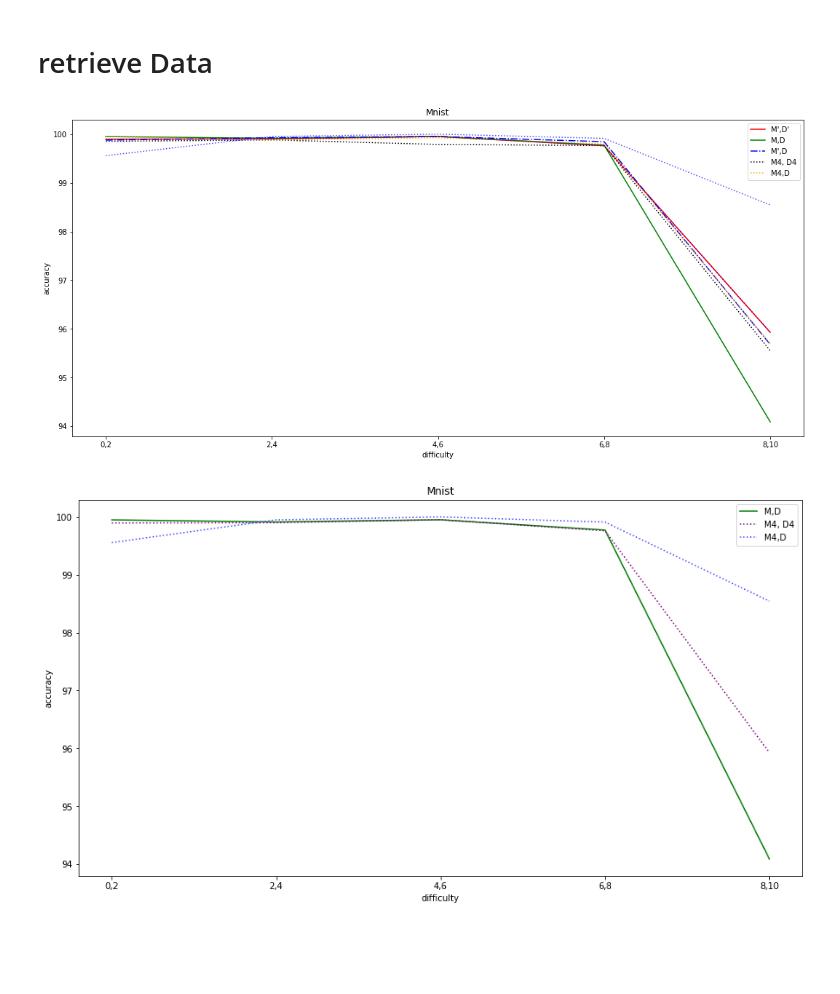
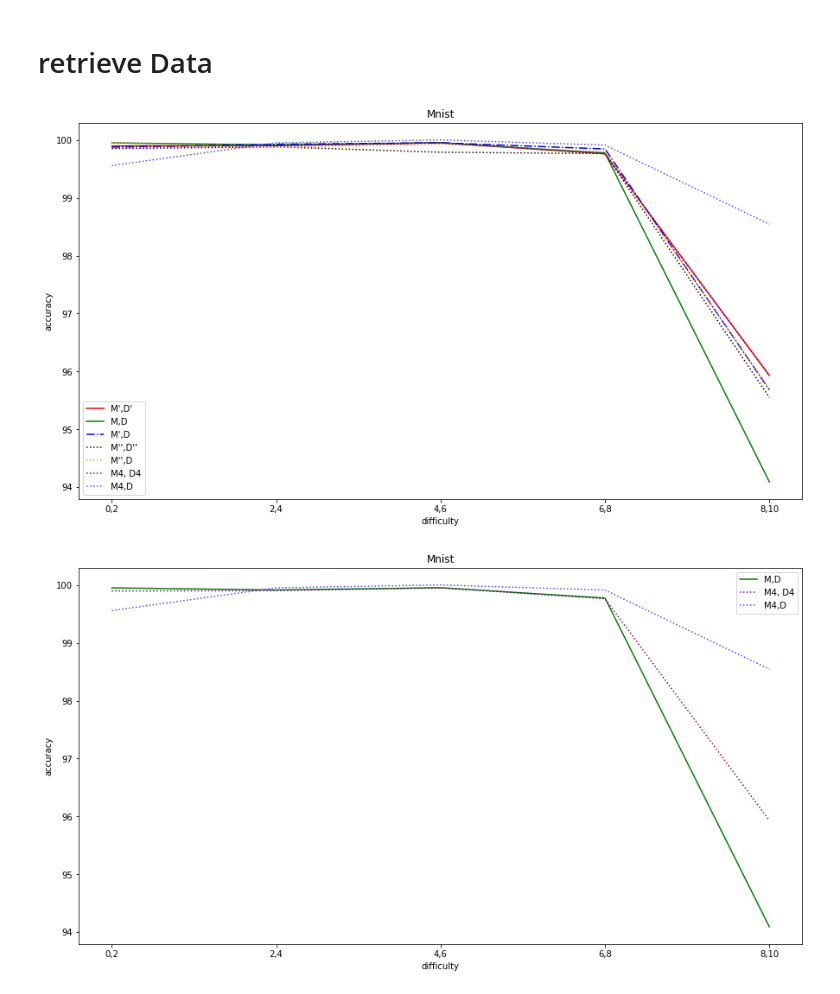
Before and after one commit to behzadnet/Intervention, a Jupyter notebook: No IRT/plots_mnist.ipynb, the cells around one changed output. Saved outputs shown, nothing was run; the diff lists cells and outputs as text; code cells hidden in the pictures; blank space fills up the shorter version.

Commit message:
legend correction

```diff
--- a/No IRT/plots_mnist.ipynb
+++ b/No IRT/plots_mnist.ipynb
@@ -851,22 +851,22 @@ array([0.99556999, 0.99950575, 1.        , 0.99911587, 0.98545193])
 # %%
 plt.title("Mnist")
 plt.xlabel("difficulty")
 plt.ylabel("accuracy")
 #plt.ylim([0, 100])
 #plt.figure(figsize=(16,8))
 plt.rcParams['figure.figsize'] = [15, 8]
 plt.plot(['0,2','2,4','4,6','6,8','8,10'], meanPerBinCont*100, ls='-', color = 'red')
 plt.plot(['0,2','2,4','4,6','6,8','8,10'], meanPerBin*100, ls='-', color = 'green')
 plt.plot(['0,2','2,4','4,6','6,8','8,10'], meanPerBinCont_nor*100, ls='-.', color = 'blue')
 plt.plot(['0,2','2,4','4,6','6,8','8,10'], meanPerBinBal*100, ls=':', color = 'black')
 plt.plot(['0,2','2,4','4,6','6,8','8,10'], meanPerBinBal_nor*100, ls=':', color = 'orange')
 plt.plot(['0,2','2,4','4,6','6,8','8,10'], meanPerBinEasyout*100, ls=':', color = 'purple')
 plt.plot(['0,2','2,4','4,6','6,8','8,10'], meanPerBinEasy_nor*100, ls=':', color = '#4649FF')
-#plt.legend(["M',D'","M,D", "M',D","M'',D''","M'',D", "M4, D4", "M4,D"])
-plt.legend(["M',D'","M,D", "M',D","M4, D4", "M4,D"])
+plt.legend(["M',D'","M,D", "M',D","M'',D''","M'',D", "M4, D4", "M4,D"])
+#plt.legend(["M',D'","M,D", "M',D","M4, D4", "M4,D"])
 plt.show()
 # %% [output]
-[figure, old version]
+[figure, new version]
 # %%
 plt.title("Mnist")
 plt.xlabel("difficulty")
```
Also changed, not shown: 2 other files.
